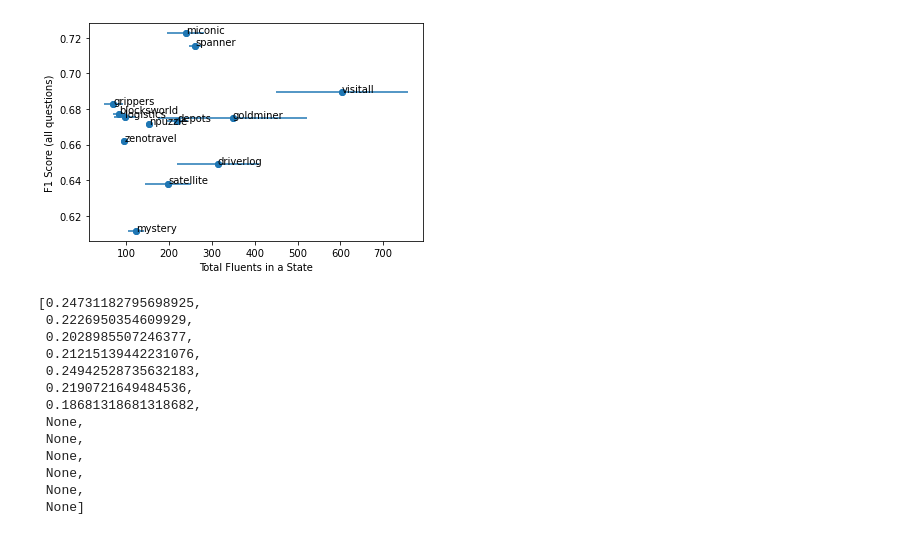
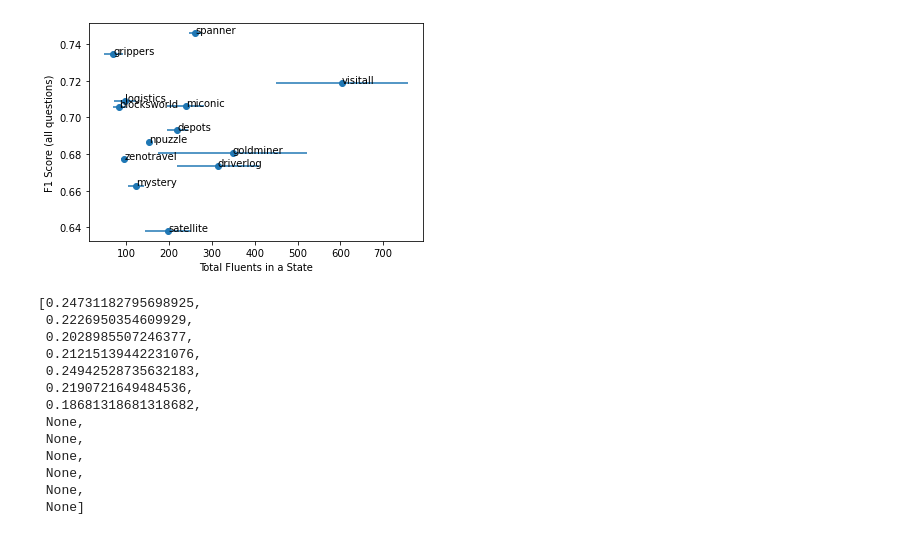
Before and after one commit to izuminka/reasoning_about_actions, a Jupyter notebook: src/analysis/plots/domain_complexity_vs_performance.ipynb, the cells around one changed output. Drawn from its saved outputs; the diff is of its cells as text; code cells hidden in the pictures.

```diff
--- a/src/analysis/plots/domain_complexity_vs_performance.ipynb
+++ b/src/analysis/plots/domain_complexity_vs_performance.ipynb
@@ -12,9 +12,9 @@ with open('complexity_by_domain.json') as f:
     complexity_by_domain = json.load(f)
 # %%
 model = 'gemini'#'Llama-2-7b-chat-hf'#'gemma-2b-it' #
-prompt_type = 'few_shot_1'
+prompt_type = 'few_shot_5'
 plan_length = 1
-ramifications = WITH_RAMIFICATIONS
+ramifications = WITHOUT_RAMIFICATIONS
 subs = WITHOUT_RANDOM_SUB
 question_category = ALL_QUESTION_CATEGORIES_KEY
 # %%
@@ -24,23 +24,23 @@ for domain in DOMAIN_NAMES:
 # %%
 x = [complexity_by_domain[k]['mean'] for k in DOMAIN_NAMES]
 x_err = [complexity_by_domain[k]['std'] for k in DOMAIN_NAMES]
 y = [by_domain_result[k] for k in DOMAIN_NAMES]
-plt.scatter(x, y)
+plt.scatter(x, y, s=0.01)
 for i, txt in enumerate(DOMAIN_NAMES):
     if x[i] and y[i]:
-        # plt.annotate(txt, (x[i]*1.02, y[i]*1.02))
+        # plt.annotate(txt, (x[i]*1.005, y[i]*1.005))
         plt.annotate(txt, (x[i], y[i]))
-
+#
 
 
 plt.errorbar(x, y, xerr=x_err, fmt='o')
 
 # plt.ylim([0,0.15])
 plt.xlabel('Total Fluents in a State')
 plt.ylabel('F1 Score (all questions)')
 plt.savefig(f'complexity_vs_f1.{model}.{prompt_type}.{subs}.pdf')
 # %% [output]
-[figure, old version]
+[figure, new version]
 # %%
 # %% [output]
 [0.24731182795698925,
```
Also changed, not shown: 3 other files.
